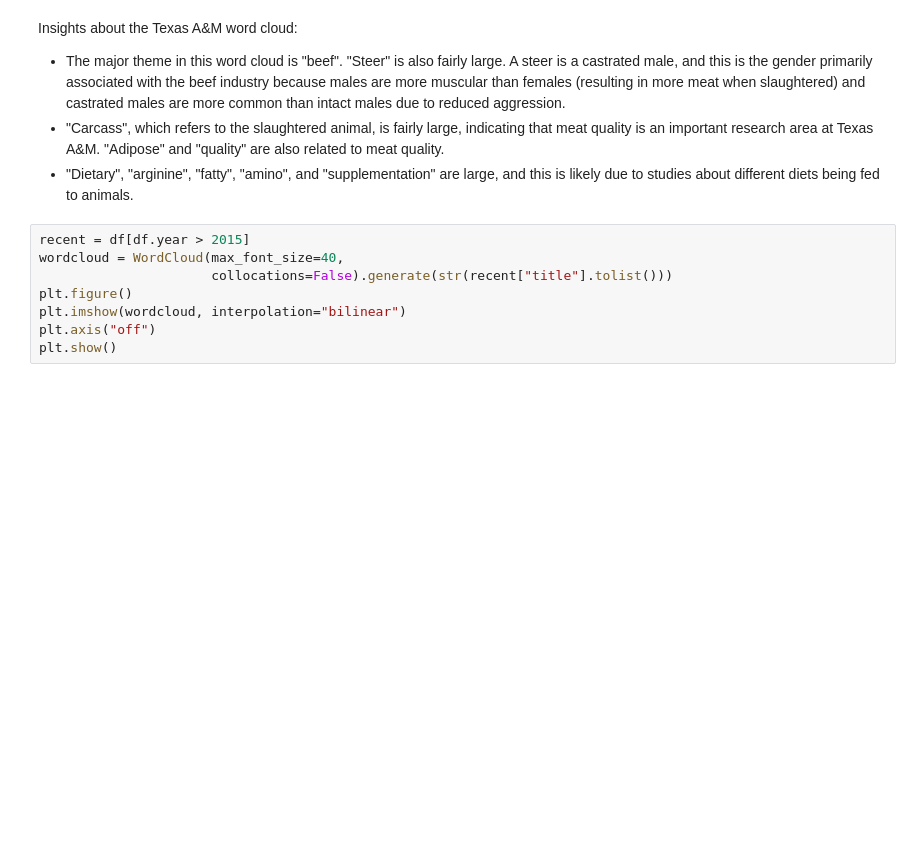
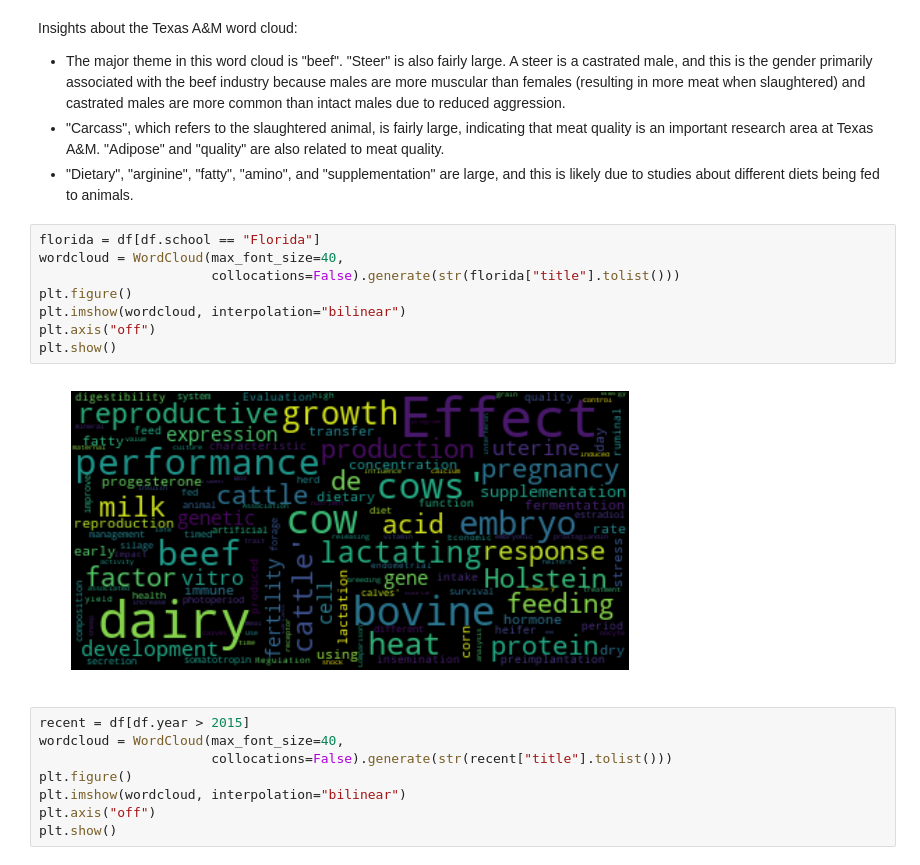
Before and after one commit to courtneylouie/Class-Project, a Jupyter notebook: data_exploration.ipynb, the cells around one changed output. Drawn from its saved outputs; the diff is of its cells as text; blank space fills up the shorter version.

```diff
--- a/data_exploration.ipynb
+++ b/data_exploration.ipynb
@@ -179,6 +181,16 @@ Insights about the Texas A&M word cloud:
 - The major theme in this word cloud is "beef". "Steer" is also fairly large. A steer is a castrated male, and this is the gender primarily associated with the beef industry because males are more muscular than females (resulting in more meat when slaughtered) and castrated males are more common than intact males due to reduced aggression.
 - "Carcass", which refers to the slaughtered animal, is fairly large, indicating that meat quality is an important research area at Texas A&M. "Adipose" and "quality" are also related to meat quality.
 - "Dietary", "arginine", "fatty", "amino", and "supplementation" are large, and this is likely due to studies about different diets being fed to animals.
+# %%
+florida = df[df.school == "Florida"]
+wordcloud = WordCloud(max_font_size=40,
+                      collocations=False).generate(str(florida["title"].tolist()))
+plt.figure()
+plt.imshow(wordcloud, interpolation="bilinear")
+plt.axis("off")
+plt.show()
+# %% [output]
+[figure, added]
 # %%
 recent = df[df.year > 2015]
 wordcloud = WordCloud(max_font_size=40,
```
Also changed, not shown: parts of 12 cells of this notebook.
